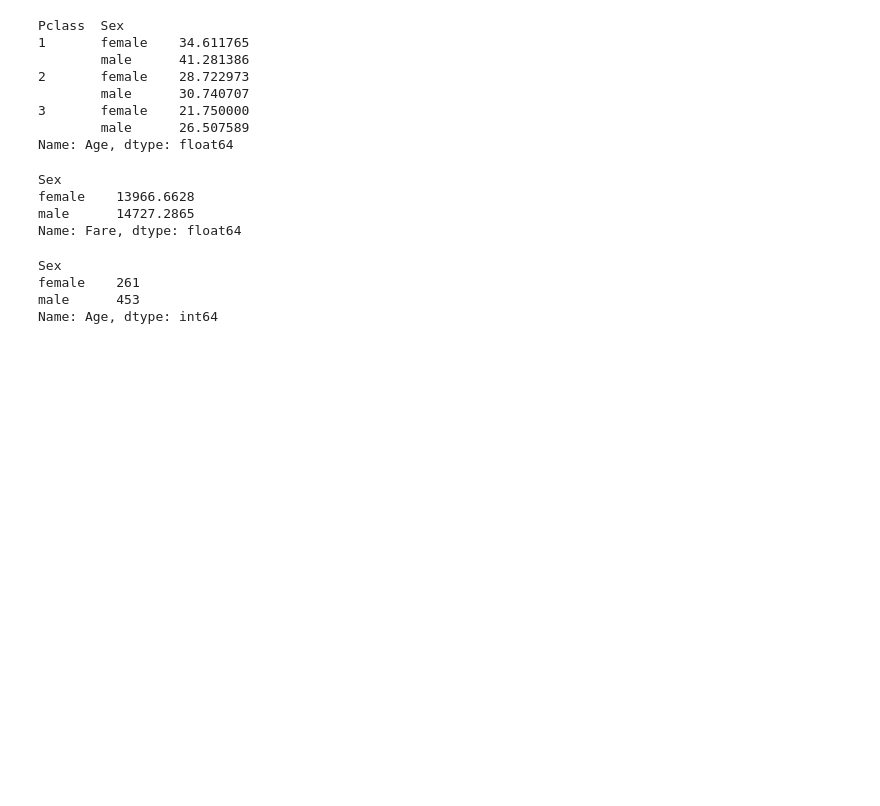
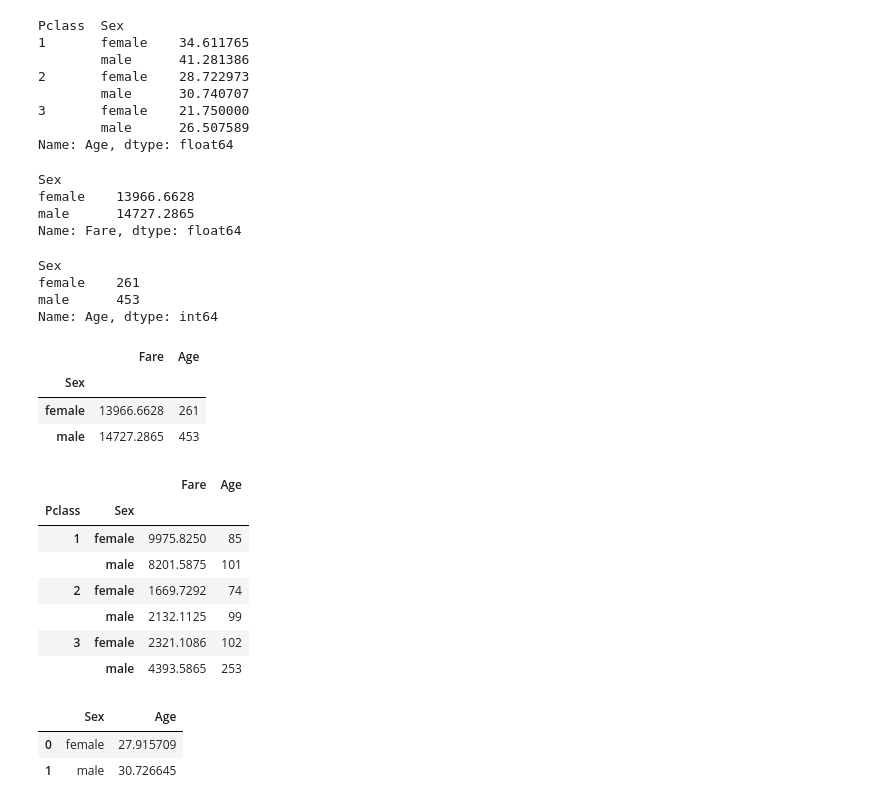
Before and after one commit to marufjamil333/AI-Bootcamp, a Jupyter notebook: Ostad-AI-Bootcamp-B7-M7-C1.ipynb, the cells around one changed output. Drawn from its saved outputs; the diff is of its cells as text; code cells hidden in the pictures; blank space fills up the shorter version.

```diff
--- a/Ostad-AI-Bootcamp-B7-M7-C1.ipynb
+++ b/Ostad-AI-Bootcamp-B7-M7-C1.ipynb
@@ -944,3 +944,30 @@ Sex
 female    261
 male      453
 Name: Age, dtype: int64
+# %%
+#MUltiple aggregations
+df.groupby("Sex").agg({"Fare": "sum", "Age": "count"})
+# %% [output]
+|  | Fare | Age |
+| Sex |  |  |
+| female | 13966.6628 | 261 |
+| male | 14727.2865 | 453 |
+# %%
+#groupby with multiple columns
+df.groupby(["Pclass", "Sex"]).agg({"Fare": "sum", "Age": "count"})
+# %% [output]
+|  |  | Fare | Age |
+| Pclass | Sex |  |  |
+| 1 | female | 9975.8250 | 85 |
+|  | male | 8201.5875 | 101 |
+| 2 | female | 1669.7292 | 74 |
+|  | male | 2132.1125 | 99 |
+| 3 | female | 2321.1086 | 102 |
+|  | male | 4393.5865 | 253 |
+# %%
+#reset index very common
+df.groupby("Sex")["Age"].mean().reset_index()
+# %% [output]
+|  | Sex | Age |
+| 0 | female | 27.915709 |
+| 1 | male | 30.726645 |
```
